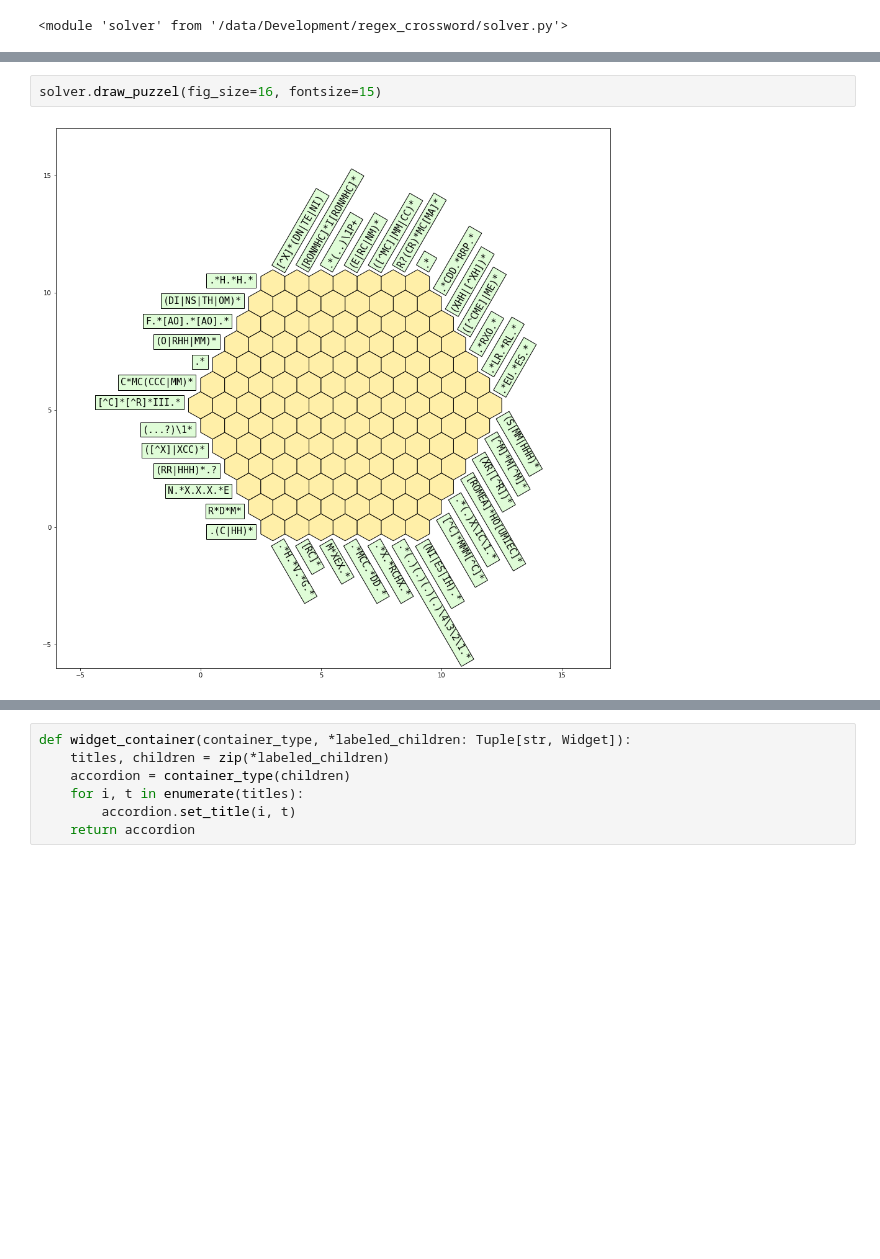
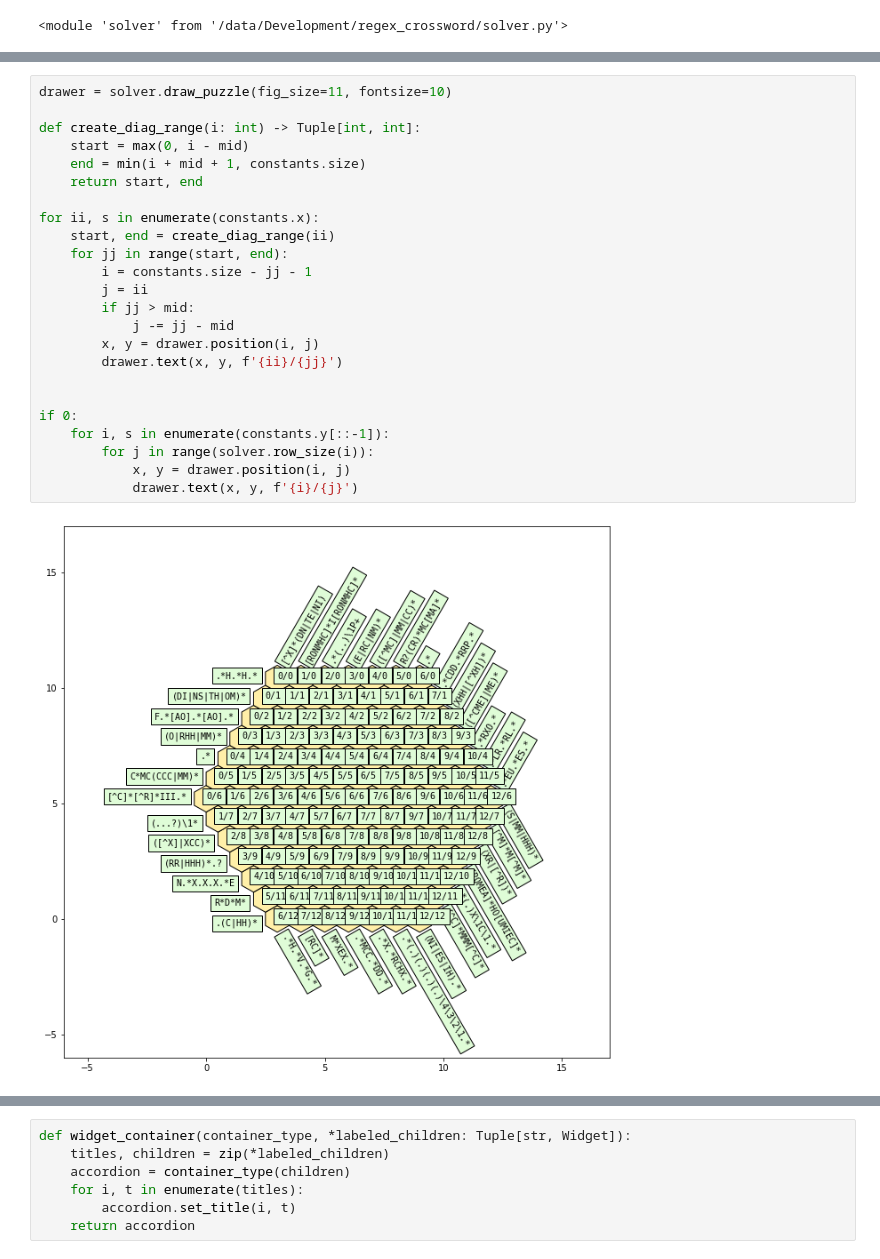
Before and after one commit to matthagy/regex_crossword, a Jupyter notebook: xplr0.ipynb, the cells around one changed output, grey strips where cells are left out. Cells and saved outputs as stored; diff of their text form; blank space fills up the shorter version.

```diff
--- a/xplr0.ipynb
+++ b/xplr0.ipynb
@@ -25,5 +35,27 @@ reload(solver)
 # %%
-solver.draw_puzzel(fig_size=16, fontsize=15)
+drawer = solver.draw_puzzle(fig_size=11, fontsize=10)
+
+def create_diag_range(i: int) -> Tuple[int, int]:
+    start = max(0, i - mid)
+    end = min(i + mid + 1, constants.size)
+    return start, end
+
+for ii, s in enumerate(constants.x):
+    start, end = create_diag_range(ii)
+    for jj in range(start, end):
+        i = constants.size - jj - 1
+        j = ii
+        if jj > mid:
+            j -= jj - mid
+        x, y = drawer.position(i, j)
+        drawer.text(x, y, f'{ii}/{jj}')
+
+
+if 0:
+    for i, s in enumerate(constants.y[::-1]):
+        for j in range(solver.row_size(i)):
+            x, y = drawer.position(i, j)
+            drawer.text(x, y, f'{i}/{j}')
 # %% [output]
-[figure, old version]
+[figure, new version]
 # %%
```
Also changed, not shown: parts of 43 cells of this notebook, 3 other files.
